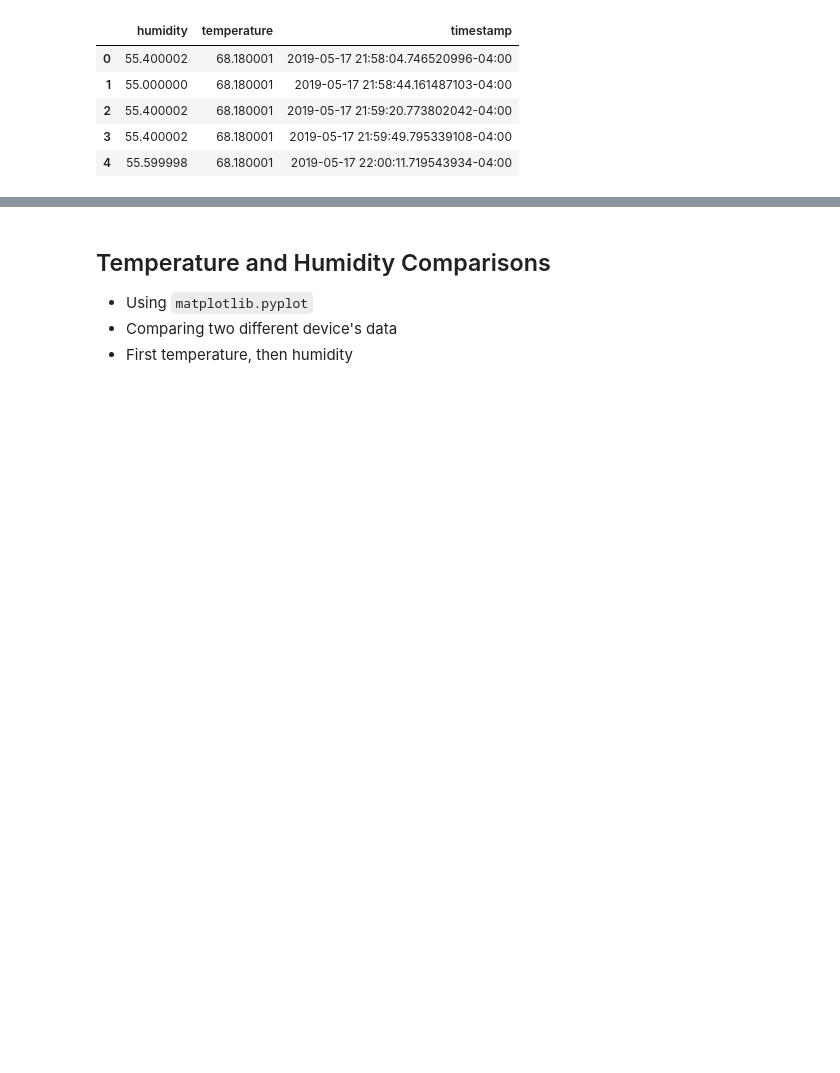
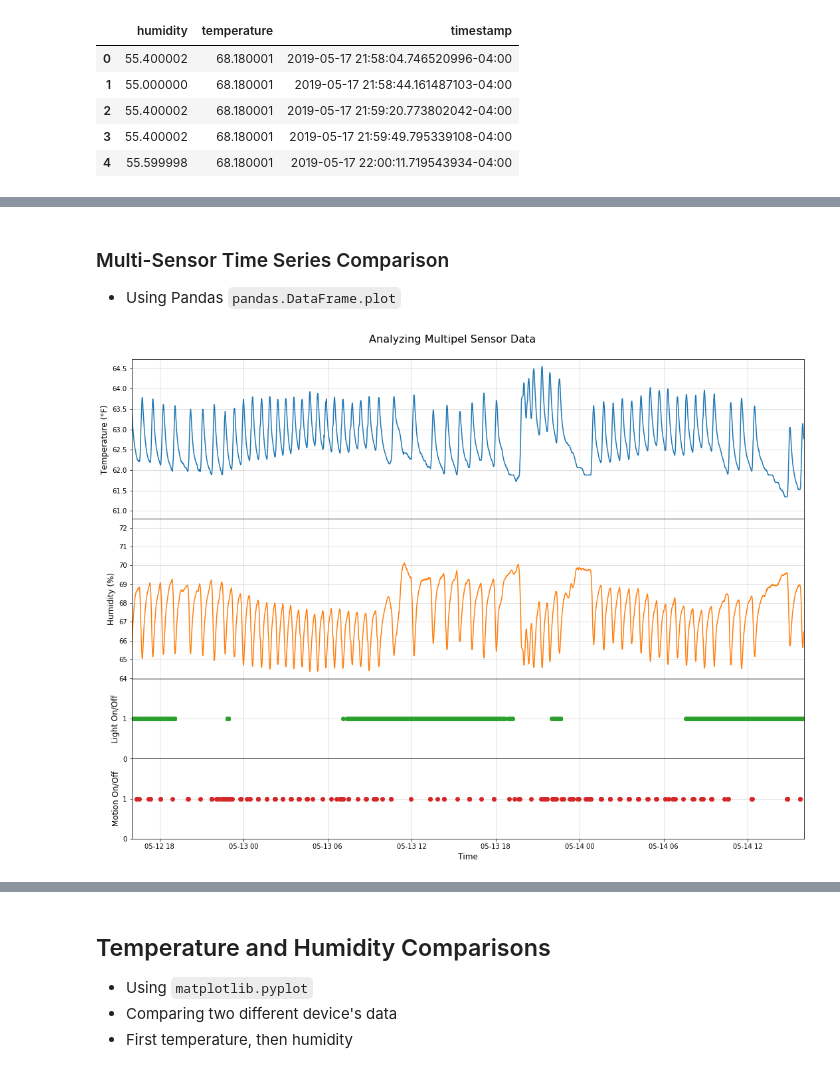
Before and after one commit to garystafford/iot-protobuf-demo, a Jupyter notebook: notebooks/iot_sensor_data.ipynb, the cells around one changed output, grey strips where cells are left out. Cells and saved outputs as stored; diff of their text form; code cells hidden in the pictures; blank space fills up the shorter version.

```diff
--- a/notebooks/iot_sensor_data.ipynb
+++ b/notebooks/iot_sensor_data.ipynb
@@ -293,2 +343,52 @@ Name: humidity, dtype: float64
+# %% [markdown]
+### Multi-Sensor Time Series Comparison
+* Using Pandas `pandas.DataFrame.plot`
+# %%
+fig, ax = plt.subplots(4, 1, sharex='col', figsize=(15, 12))
+ax[0] = plt.subplot2grid((6, 1), (0, 0), colspan=1, rowspan=2)
+ax[1] = plt.subplot2grid((6, 1), (2, 0), colspan=1, rowspan=2)
+ax[2] = plt.subplot2grid((6, 1), (4, 0), colspan=1, rowspan=1)
+ax[3] = plt.subplot2grid((6, 1), (5, 0), colspan=1, rowspan=1)
+
+df1['mean'] = df1['temperature'].rolling(window=20).mean()
+ax[0].plot(df1['timestamp'], df1['mean'], linestyle='solid', marker='None', color='C0', label=DEVICE_2)
+# ax[0].set_title('Temperature')
+ax[0].set_xlabel('Time', fontsize=12)
+ax[0].set_xlim([datetime.datetime(2019, 5, 12, 20, 00, 00)], [datetime.datetime(2019, 5, 14, 20, 00, 00)])
+ax[0].set_ylabel('Temperature (°F)', fontsize=12)
+ax[0].grid(color='silver', linestyle='-', linewidth=1, alpha=0.5)
+
+df1['mean'] = df1['humidity'].rolling(window=20).mean()
+ax[1].plot(df1['timestamp'], df1['mean'], linestyle='solid', marker='None', color='C1', label=DEVICE_2)
+# ax[1].set_title('Humidity')
+ax[1].set_xlabel('Time', fontsize=12)
+ax[1].set_xlim([datetime.datetime(2019, 5, 12, 20, 00, 00)], [datetime.datetime(2019, 5, 14, 20, 00, 00)])
+ax[1].set_ylabel('Humidity (%)', fontsize=12)
+ax[1].grid(color='silver', linestyle='-', linewidth=1, alpha=0.5)
+
+ax[2].plot(df4['timestamp'], df4['light'], linestyle=' ', marker='o', color='C2', label=DEVICE_2)
+ax[2].set_ylim(0, 2)
+ax[2].set_yticks([0,1])
+# ax[2].set_title('Light')
+ax[2].set_xlabel('Time', fontsize=12)
+ax[2].set_xlim([datetime.datetime(2019, 5, 12, 20, 00, 00)], [datetime.datetime(2019, 5, 14, 20, 00, 00)])
+ax[2].set_ylabel('Light On/Off', fontsize=12)
+ax[2].grid(color='silver', linestyle='-', linewidth=1, alpha=0.5)
+
+ax[3].plot(df5['timestamp'], df5['motion'], linestyle=' ', marker='o', color='C3', label=DEVICE_2)
+ax[3].set_ylim(0, 2)
+ax[3].set_yticks([0,1])
+# ax[3].set_title('Motion')
+ax[3].set_xlabel('Time', fontsize=12)
+ax[3].set_xlim([datetime.datetime(2019, 5, 12, 20, 00, 00)], [datetime.datetime(2019, 5, 14, 20, 00, 00)])
+ax[3].set_ylabel('Motion On/Off', fontsize=12)
+ax[3].grid(color='silver', linestyle='-', linewidth=1, alpha=0.5)
+
+fig.suptitle('Analyzing Multipel Sensor Data', fontsize=16)
+fig.tight_layout(rect=[0, 0.05, 1, 0.95])
+fig.subplots_adjust(hspace=0.0)
+plt.show()
+# %% [output]
+[figure, added]
 # %% [markdown]
 ### Temperature Graphs using Moving Average
```
Also changed, not shown: parts of 22 cells of this notebook, 1 other file.
